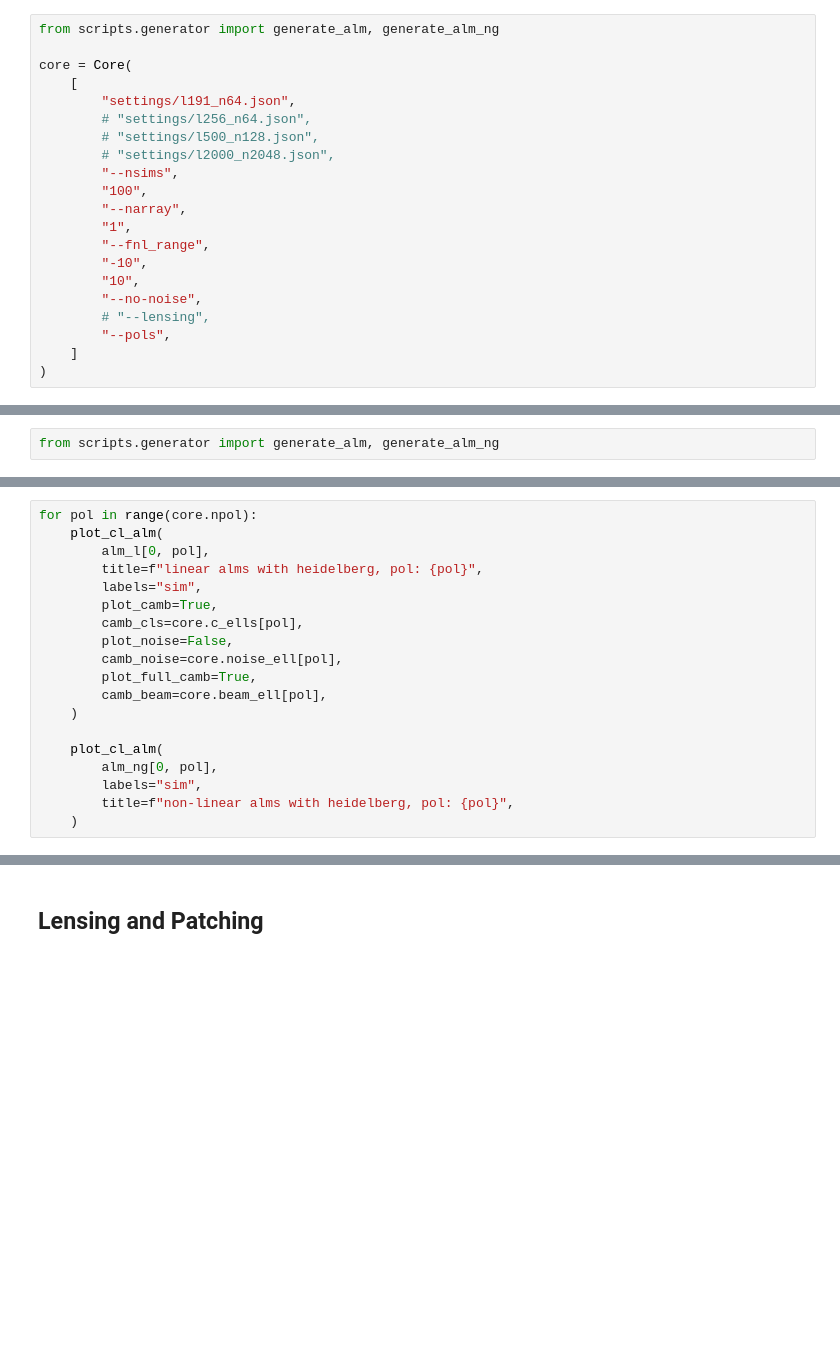
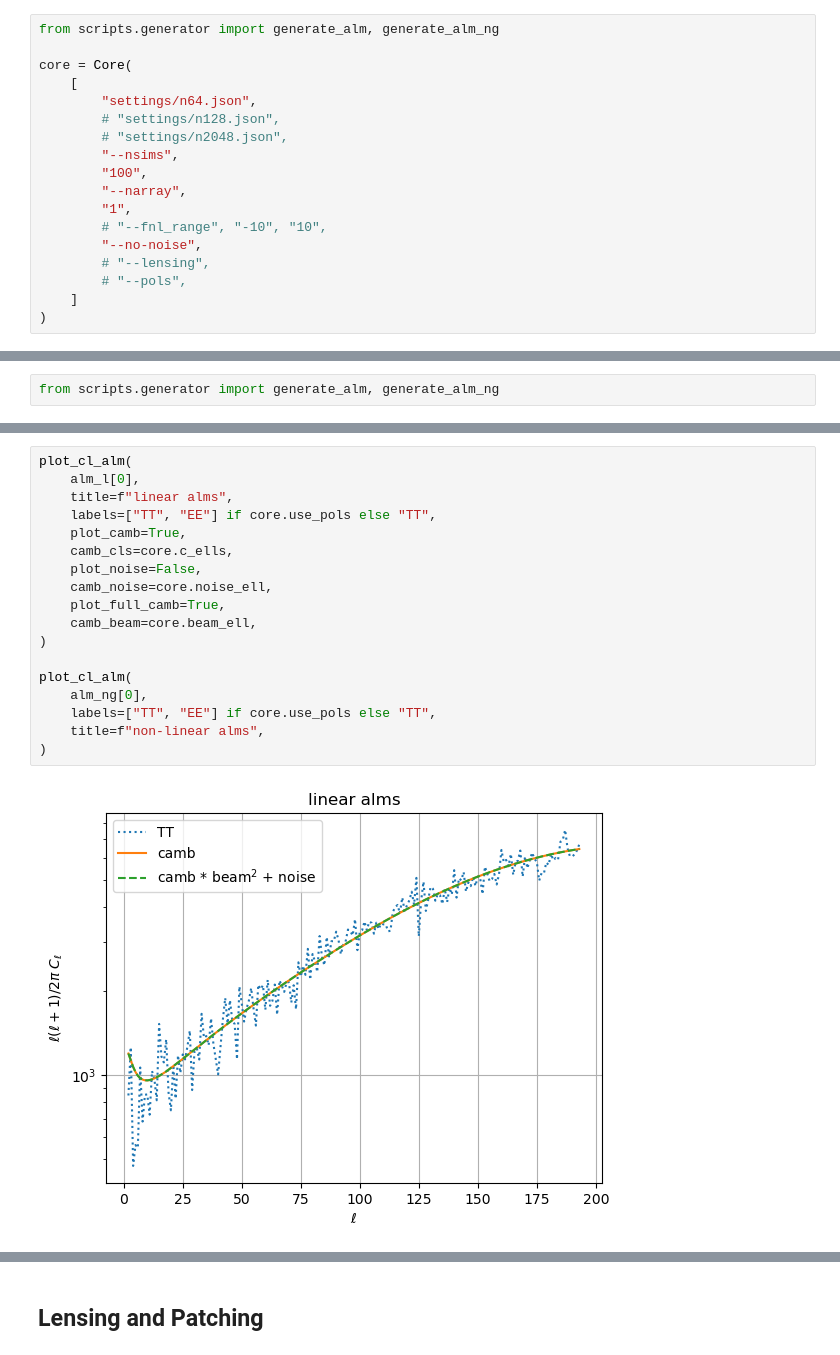
Before and after one commit to JBrandonS/MLPNG, a Jupyter notebook: notebooks/simulator.ipynb, the cells around one changed output, grey strips where cells are left out. Saved outputs shown, nothing was run; the diff lists cells and outputs as text; blank space fills up the shorter version.

```diff
--- a/notebooks/simulator.ipynb
+++ b/notebooks/simulator.ipynb
@@ -158,20 +129,17 @@ from scripts.generator import generate_alm, generate_alm_ng
 
 core = Core(
     [
-        "settings/l191_n64.json",
-        # "settings/l256_n64.json",
-        # "settings/l500_n128.json",
-        # "settings/l2000_n2048.json",
+        "settings/n64.json",
+        # "settings/n128.json",
+        # "settings/n2048.json",
         "--nsims",
         "100",
         "--narray",
         "1",
-        "--fnl_range",
-        "-10",
-        "10",
+        # "--fnl_range", "-10", "10",
         "--no-noise",
         # "--lensing",
-        "--pols",
+        # "--pols",
     ]
 )
 # %% [output]
@@ -222,19 +190,20 @@ alms = remove_mono_dipole(alms)
 # %%
-for pol in range(core.npol):
-    plot_cl_alm(
-        alm_l[0, pol],
-        title=f"linear alms with heidelberg, pol: {pol}",
-        labels="sim",
-        plot_camb=True,
-        camb_cls=core.c_ells[pol],
-        plot_noise=False,
-        camb_noise=core.noise_ell[pol],
-        plot_full_camb=True,
-        camb_beam=core.beam_ell[pol],
-    )
+plot_cl_alm(
+    alm_l[0],
+    title=f"linear alms",
+    labels=["TT", "EE"] if core.use_pols else "TT",
+    plot_camb=True,
+    camb_cls=core.c_ells,
+    plot_noise=False,
+    camb_noise=core.noise_ell,
+    plot_full_camb=True,
+    camb_beam=core.beam_ell,
+)
 
-    plot_cl_alm(
-        alm_ng[0, pol],
-        labels="sim",
-        title=f"non-linear alms with heidelberg, pol: {pol}",
-    )
+plot_cl_alm(
+    alm_ng[0],
+    labels=["TT", "EE"] if core.use_pols else "TT",
+    title=f"non-linear alms",
+)
+# %% [output]
+[figure, added]
```
Also changed, not shown: parts of 16 cells of this notebook, 1 other file.
